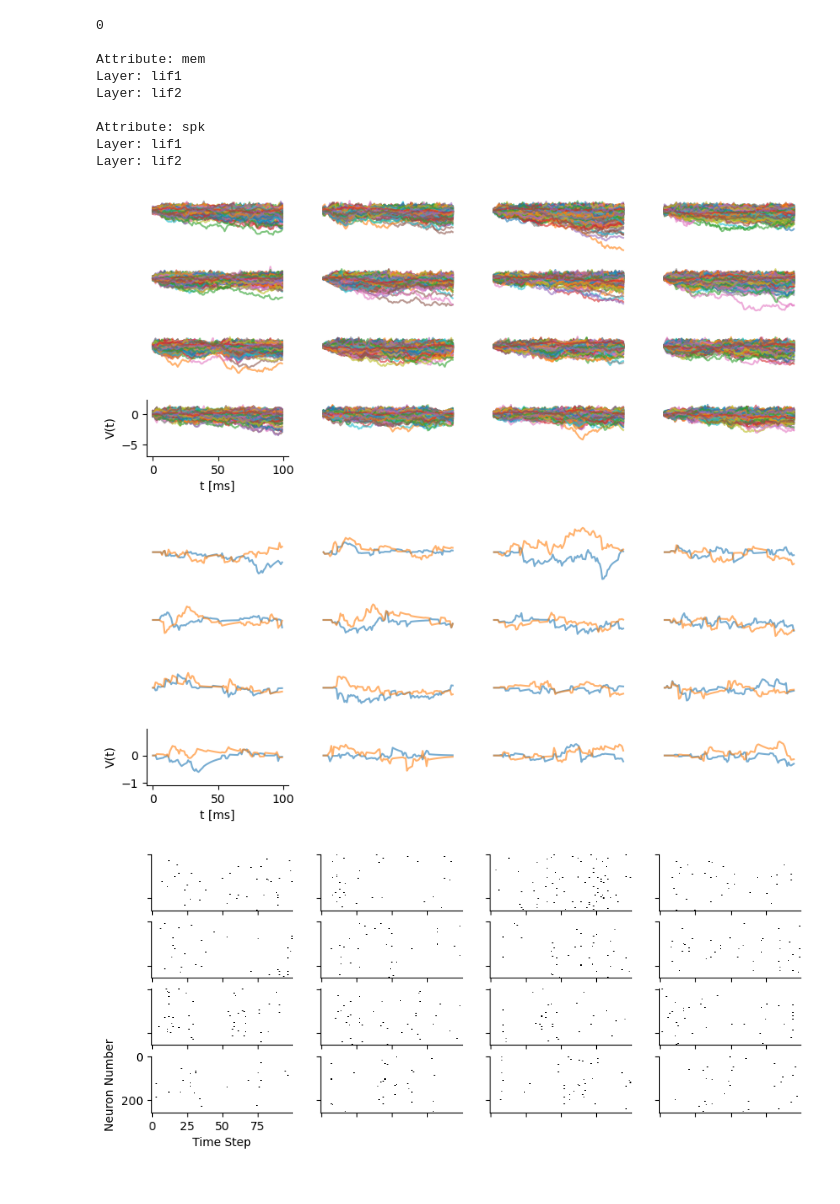
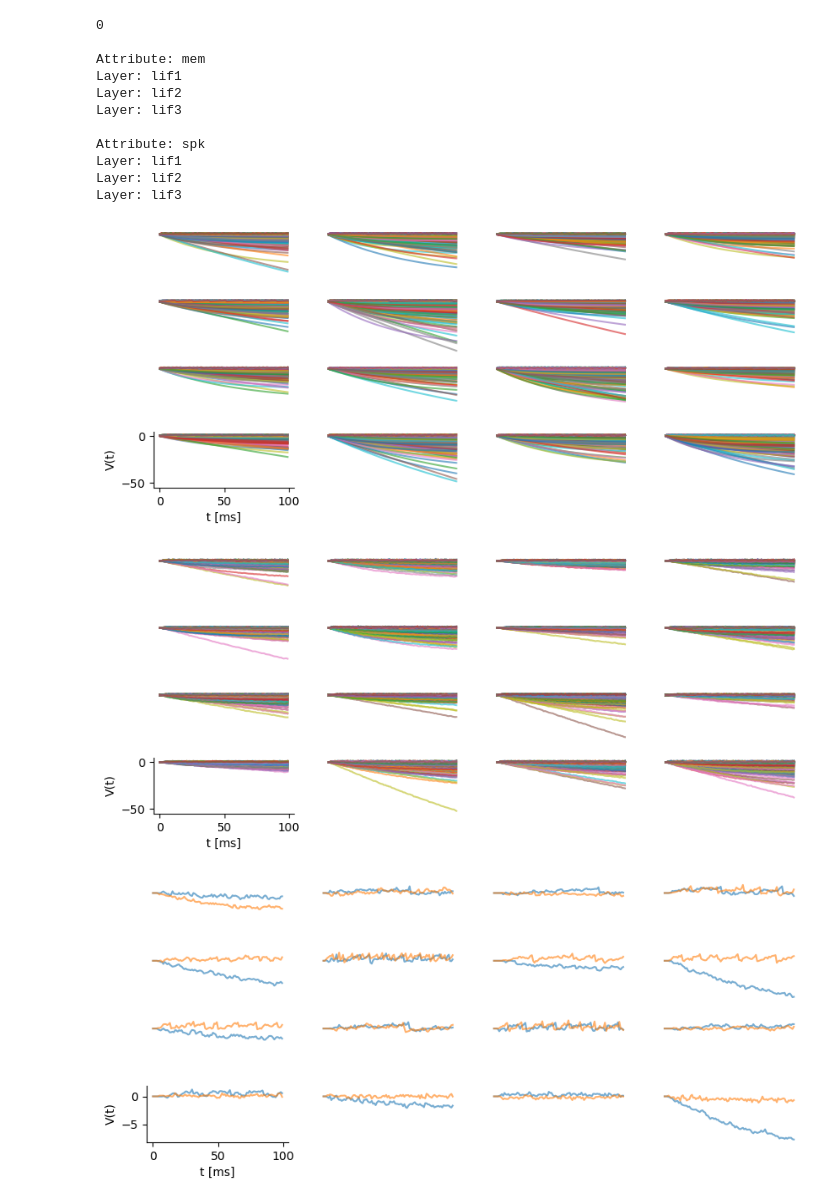
Before and after one commit to jhuebotter/predictive_control, a Jupyter notebook: notebooks/scratch2.ipynb, the cells around one changed output. Drawn from its saved outputs; the diff is of its cells as text; code cells hidden in the pictures.

```diff
--- a/notebooks/scratch2.ipynb
+++ b/notebooks/scratch2.ipynb
@@ -21,8 +21,8 @@ class Net(nn.Module):
             d_in = dim_in if i == 0 else hidden_dim
             d_out = dim_out if i == num_ff_layers - 1 else hidden_dim
             #alpha = 0. if i == num_ff_layers - 1 else torch.rand(d_out)
-            alpha = torch.rand(d_out) * 0.1 + 0.9
-            beta = torch.rand(d_out) * 0.1 + 0.9
+            alpha = torch.rand(d_out) * 0.05 + 0.95
+            beta = torch.rand(d_out) * 0.05 + 0.95
             layers[f'fc{i + 1}'] = nn.Linear(d_in, d_out, bias=False)
             layers[f'lif{i + 1}'] = snn.Synaptic(
                 alpha=alpha,
@@ -142,5 +112,5 @@ def raster_plots(spike_data, title=None, max=None):
 # %%
-net = Net(8, 2, 256, 2, ['mem', 'spk'])
+net = Net(8, 2, 256, 3, ['mem', 'spk'])
 
 with torch.no_grad():
 
@@ -149,34 +119,37 @@ with torch.no_grad():
         net.reset_state()
         print()
         print(j)
+        x = torch.randn([64, 8])
         for i in range(100):
-            y = net(torch.randn([64, 8]))
+            y = net(x)
 
         for monitor in net.monitors:
             print()
             print('Attribute:', monitor.attribute_name)
             for layer in monitor.monitored_layers:
                 print('Layer:', layer)
                 #print(monitor[layer])
 
                 if monitor.attribute_name == 'spk':
                     spike_data = torch.stack(monitor[layer]) # [T, N, D]
                     #raster_plots(spike_data, f'Layer: {layer}', max=8)
                     plot_spikes(spike_data, dim=(4, 4))
                 if monitor.attribute_name == 'mem':
                     mem_data = torch.stack(monitor[layer]) # [T, N, D]
                     #raster_plots(spike_data, f'Layer: {layer}', max=8)
                     plot_traces(mem_data, dim=(4, 4))
 # %% [output]
 0
 
 Attribute: mem
 Layer: lif1
 Layer: lif2
+Layer: lif3
 
 Attribute: spk
 Layer: lif1
 Layer: lif2
+Layer: lif3
-[figure, old version]
+[figure, new version]
-[figure, old version]
+[figure, new version]
-[figure, old version]
+[figure, new version]
```
Also changed, not shown: parts of 3 cells of this notebook, 3 other files.
